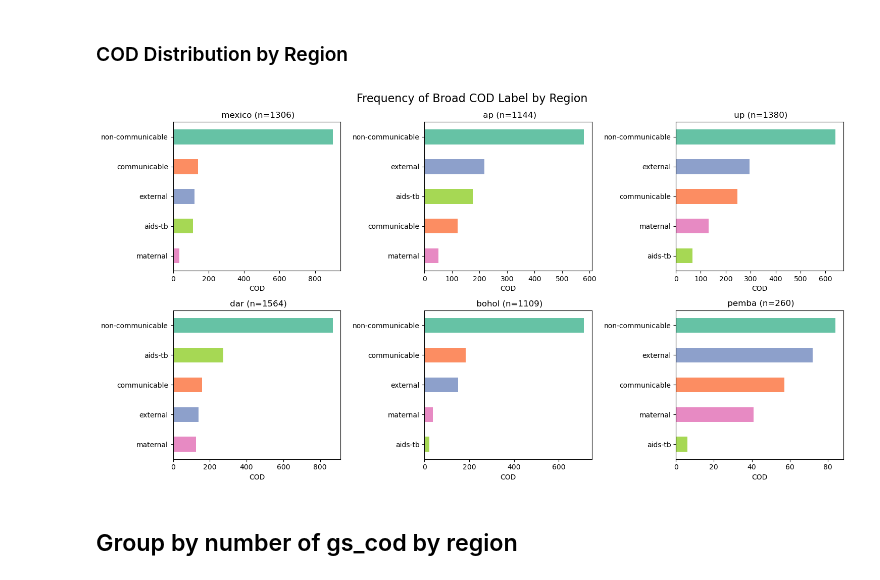
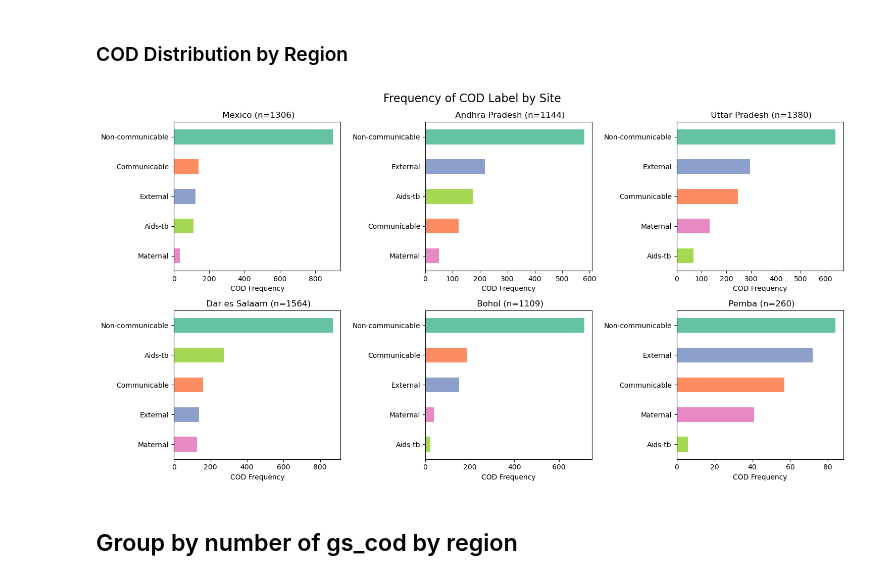
Before and after one commit to avisokay/va_nlp, a Jupyter notebook: src/va_data_processing.ipynb, the cells around one changed output. Drawn from its saved outputs; the diff is of its cells as text; code cells hidden in the pictures.

Commit message:
cleaned up cod_dist plot labels

```diff
--- a/src/va_data_processing.ipynb
+++ b/src/va_data_processing.ipynb
@@ -168,6 +174,16 @@ df['site'].value_counts().plot.barh(title='Observations from Each Region').inver
 # %%
 # list of unique regions
 regions = list(df['site'].unique())
+
+# dict to replace region name with Title
+region_title_lookup = {
+    'mexico': 'Mexico',
+    'ap': 'Andhra Pradesh',
+    'up': 'Uttar Pradesh',
+    'dar': 'Dar es Salaam',
+    'bohol': 'Bohol',
+    'pemba': 'Pemba'
+}
 
 # Set up subplots in a 2x3 grid
 fig, axes = plt.subplots(nrows=2, ncols=3, figsize=(15, 8))
@@ -177,37 +193,40 @@ axes = axes.flatten()
 
 # Plotting a separate subplot for each region
 for i, region in enumerate(regions):
     # Filter DataFrame for the specific region
     region_df = df[df['site'] == region]
     observations = len(region_df.index)
 
     # Count occurrences of each unique value in 'gs_cod'
     gs_cod_counts = region_df['gs_cod'].value_counts()
 
     # Map colors based on the defined mapping
     colors = [color_mapping[value] for value in gs_cod_counts.index]
 
     # Plotting with consistent color mapping on each subplot
     gs_cod_counts.plot(kind='barh', color=colors, ax=axes[i])
-    axes[i].set_xlabel('COD')
+    axes[i].set_xlabel('COD Frequency')
     axes[i].set_ylabel('')
-    axes[i].set_title(f' {region} (n={observations})')
+    # Full name for site in title
+    axes[i].set_title(f' {region_title_lookup[region]} (n={observations})')
+    #capitalize Y axis labels
+    axes[i].set_yticklabels([label.get_text().capitalize() for label in axes[i].get_yticklabels()])
 
     # Invert the y-axis
     axes[i].invert_yaxis()
 
 # Hide the empty subplot if there are fewer than 6 regions
 if len(regions) < 6:
     axes[-1].axis('off')
 
 # Add a separate title to the entire figure
-fig.suptitle('Frequency of Broad COD Label by Region', fontsize=16)
+fig.suptitle('Frequency of COD Label by Site', fontsize=16)
 
 # Adjust layout and show the plots
 plt.tight_layout()
 plt.show()
 # %% [output]
-[figure, old version]
+[figure, new version]
 # %% [markdown]
 ## Group by number of gs_cod by region
 # %%
```
Also changed, not shown: parts of 2 cells of this notebook, 3 other files.
